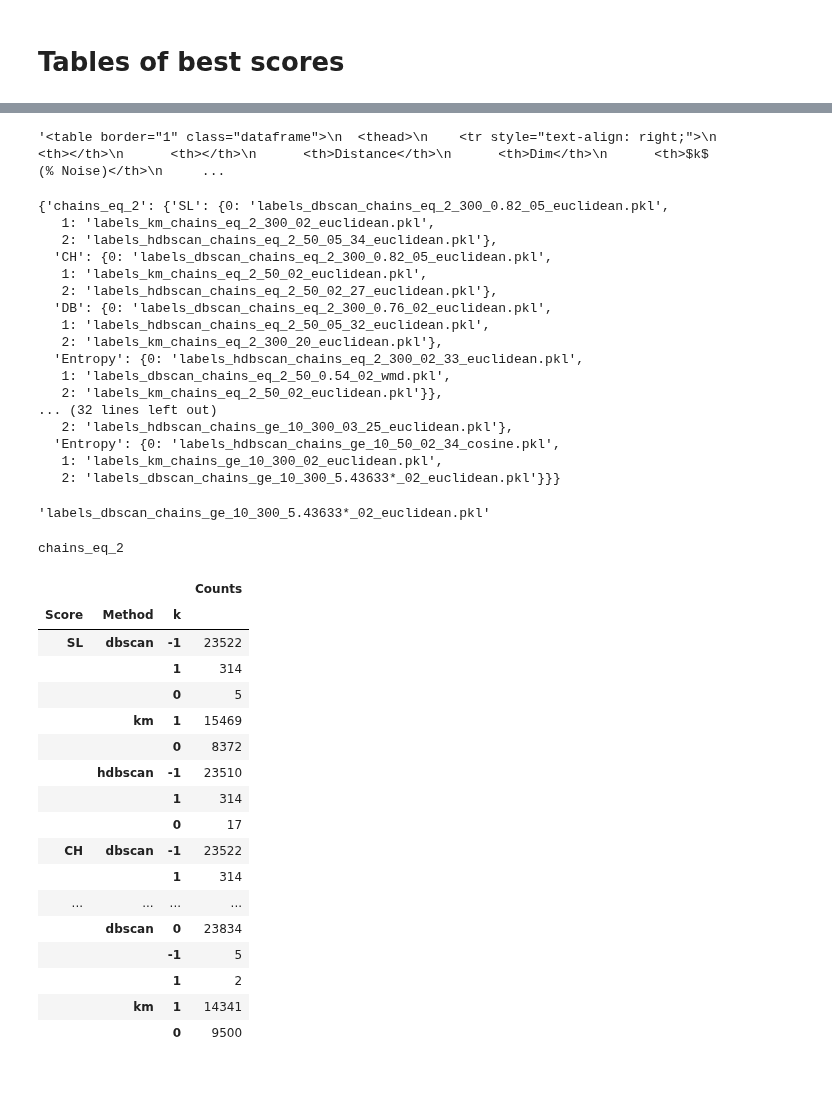
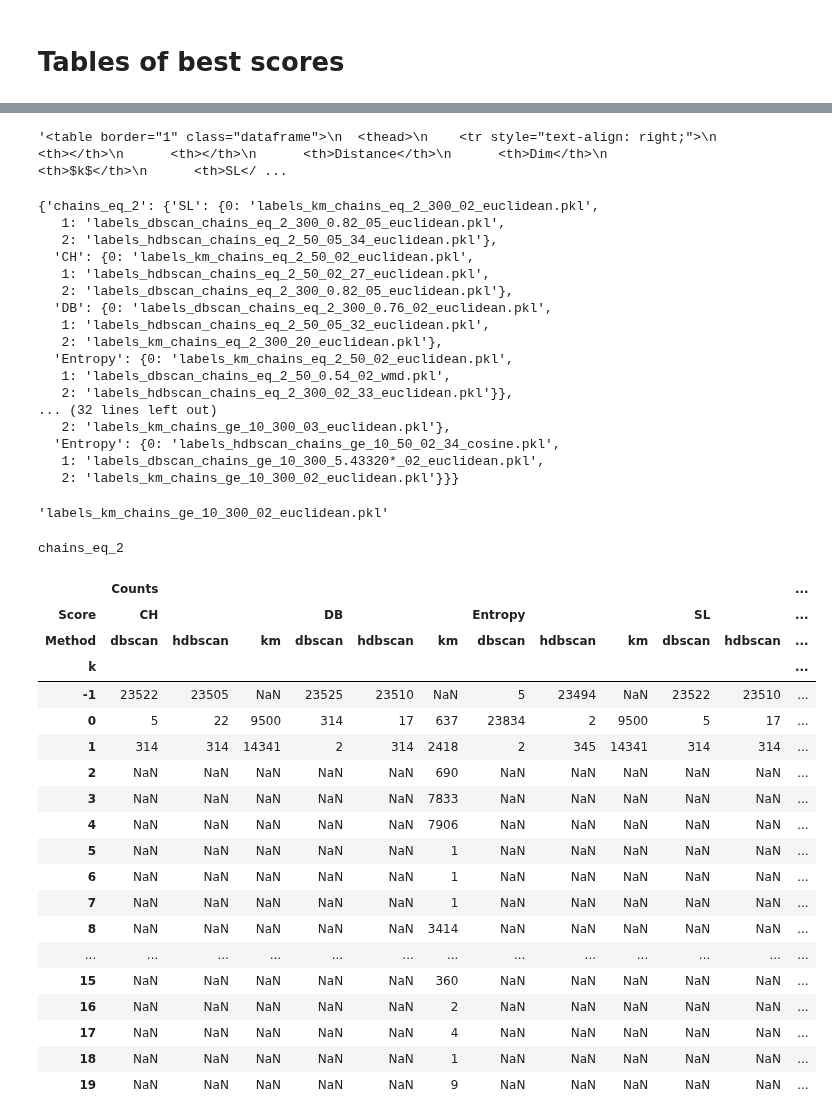
Before and after one commit to MiguelHeCa/tfm-nlp, a Jupyter notebook: notebooks/LabeledEmails-Copy1.ipynb, the cells around one changed output, grey strips where cells are left out. Saved outputs shown, nothing was run; the diff lists cells and outputs as text; code cells hidden in the pictures; blank space fills up the shorter version.

```diff
--- a/notebooks/LabeledEmails-Copy1.ipynb
+++ b/notebooks/LabeledEmails-Copy1.ipynb
@@ -59,6 +59,7 @@ df_dbscan['name'] = df_dbscan['dataset'].map(datasets_names)
 df_dbscan = df_dbscan.sort_values('order')
 df_dbscan['k_noise'] = df_dbscan.apply(lambda x: f"{x['n_clusters']} ({x['prop_noise']:.3f})", axis=1)
 df_dbscan['method'] = 'DBSCAN'
+df_dbscan = df_dbscan.loc[df_dbscan['epsilon'] != 0.2,:]
 
 df_hdbscan = pd.concat([pd.read_csv(path) for path in evals_dir.glob('*_hdbscan*.csv')], ignore_index=True)
 df_hdbscan['size'] = df_hdbscan['dataset'].map(sizes)
@@ -104,12 +105,13 @@ def labels_hd(df, dataset):
     return f'labels_hdbscan_{dataset}_{df["dimensions"]}_{int(df["min_clt_size"]):02d}_{int(df["min_samples"]):02d}_{df["distance"]}.pkl'
 # %%
 best_labs_all = {}
-ord_cols = ['method', 'distance', 'dimensions', 'k_noise', 'sl_score', 'ch_score', 'db_score',
-            'entropy', 'epsilon', 'min_pts', 'nn', 'min_clt_size', 'min_samples', 'n_clusters']
+ord_cols = ['method', 'distance', 'dimensions', 'n_clusters', 'k_noise', 'sl_score', 'ch_score',
+            'db_score', 'entropy', 'epsilon', 'min_pts', 'nn', 'min_clt_size', 'min_samples']
 ord_name = {
     'method':'Method',
     'distance':'Distance',
     'dimensions':'Dim',
+    'n_clusters': r'$k$',
     'k_noise': r'$k$ (% Noise)',
     'sl_score':'SL',
     'ch_score':'CH',
@@ -120,7 +122,6 @@ ord_name = {
     'nn': 'NN',
     'min_clt_size': 'Min Clt Size',
     'min_samples': 'Min Samples',
-    'n_clusters': 'N Clusters',
     'focus': 'Score'
 }
 dis_name = {'euclidean':'Euclidean', 'cosine': 'Cosine', 'wmd':'WMD', 'l2':'L2 Norm'}
@@ -408,28 +427,28 @@ chains_ge_10
 # %%
-tab_best.drop(columns=['N Clusters']).set_index(['Score', 'Method']).\
+tab.\
     to_html(na_rep='-', float_format="%.3f")
 # %% [output]
-'<table border="1" class="dataframe">\n  <thead>\n    <tr style="text-align: right;">\n      <th></th>\n      <th></th>\n      <th>Distance</th>\n      <th>Dim</th>\n      <th>$k$ (% Noise)</th>\n     ...
+'<table border="1" class="dataframe">\n  <thead>\n    <tr style="text-align: right;">\n      <th></th>\n      <th></th>\n      <th>Distance</th>\n      <th>Dim</th>\n      <th>$k$</th>\n      <th>SL</ ...
 # %%
 best_labs_all
 # %% [output]
-{'chains_eq_2': {'SL': {0: 'labels_dbscan_chains_eq_2_300_0.82_05_euclidean.pkl',
-   1: 'labels_km_chains_eq_2_300_02_euclidean.pkl',
+{'chains_eq_2': {'SL': {0: 'labels_km_chains_eq_2_300_02_euclidean.pkl',
+   1: 'labels_dbscan_chains_eq_2_300_0.82_05_euclidean.pkl',
    2: 'labels_hdbscan_chains_eq_2_50_05_34_euclidean.pkl'},
-  'CH': {0: 'labels_dbscan_chains_eq_2_300_0.82_05_euclidean.pkl',
-   1: 'labels_km_chains_eq_2_50_02_euclidean.pkl',
-   2: 'labels_hdbscan_chains_eq_2_50_02_27_euclidean.pkl'},
+  'CH': {0: 'labels_km_chains_eq_2_50_02_euclidean.pkl',
+   1: 'labels_hdbscan_chains_eq_2_50_02_27_euclidean.pkl',
+   2: 'labels_dbscan_chains_eq_2_300_0.82_05_euclidean.pkl'},
   'DB': {0: 'labels_dbscan_chains_eq_2_300_0.76_02_euclidean.pkl',
    1: 'labels_hdbscan_chains_eq_2_50_05_32_euclidean.pkl',
    2: 'labels_km_chains_eq_2_300_20_euclidean.pkl'},
-  'Entropy': {0: 'labels_hdbscan_chains_eq_2_300_02_33_euclidean.pkl',
+  'Entropy': {0: 'labels_km_chains_eq_2_50_02_euclidean.pkl',
    1: 'labels_dbscan_chains_eq_2_50_0.54_02_wmd.pkl',
-   2: 'labels_km_chains_eq_2_50_02_euclidean.pkl'}},
+   2: 'labels_hdbscan_chains_eq_2_300_02_33_euclidean.pkl'}},
 ... (32 lines left out)
-   2: 'labels_hdbscan_chains_ge_10_300_03_25_euclidean.pkl'},
+   2: 'labels_km_chains_ge_10_300_03_euclidean.pkl'},
   'Entropy': {0: 'labels_hdbscan_chains_ge_10_50_02_34_cosine.pkl',
-   1: 'labels_km_chains_ge_10_300_02_euclidean.pkl',
-   2: 'labels_dbscan_chains_ge_10_300_5.43633*_02_euclidean.pkl'}}}
+   1: 'labels_dbscan_chains_ge_10_300_5.43320*_02_euclidean.pkl',
+   2: 'labels_km_chains_ge_10_300_02_euclidean.pkl'}}}
 # %%
 clusters_all = {}
 for dat in datasets:
@@ -449,7 +468,7 @@ for dat in datasets:
 # %%
 lab
 # %% [output]
-'labels_dbscan_chains_ge_10_300_5.43633*_02_euclidean.pkl'
+'labels_km_chains_ge_10_300_02_euclidean.pkl'
 # %%
 parsed_emails = {dat:pd.read_pickle(Path(data_dir,f'parsed_emails_{dat}.pkl')) for dat in datasets}
 # %%
@@ -465,45 +484,52 @@ for dat in datasets:
             else:
                 results[i].update({j:tmp})
     results_all[dat] = results
+# %%
+def get_cluster_tables(df):
+    return df.rename(columns={'index':'k', 'label':'Counts'}).pivot_table(index='k', columns=['Score', 'Method'], fill_value=-1).astype(str).replace('-1', np.nan)
 # %%
 iterator_datasets = iter(datasets)
 # %%
 dat = next(iterator_datasets)
 print(dat)
 df_counts = pd.DataFrame()
 for i, a in results_all[dat].items():
     for j, b in a.items():
         # print(best_labs_all[dat][i][j].split('_'))
         # print(i, j)
         # print(b['label'].value_counts())
         # if j == 0:
         tmp3 = pd.DataFrame(b['label'].value_counts()).reset_index()
         tmp3['Score'] = i
         tmp3['Method'] = best_labs_all[dat][i][j].split('_')[1]
 
         df_counts = pd.concat([df_counts, tmp3], ignore_index=True)
         # else:
         #     pass
 
-df_counts.rename(columns={'index':'k', 'label':'Counts'}).set_index(['Score', 'Method', 'k'])
+# df_counts.rename(columns={'index':'k', 'label':'Counts'}).set_index(['Score', 'Method', 'k'])
+df_cls_tab = get_cluster_tables(df_counts)
+df_cls_tab
 # %% [output]
 chains_eq_2
-|  |  |  | Counts |
-| Score | Method | k |  |
-| SL | dbscan | -1 | 23522 |
-|  |  | 1 | 314 |
-|  |  | 0 | 5 |
-|  | km | 1 | 15469 |
-|  |  | 0 | 8372 |
-|  | hdbscan | -1 | 23510 |
-|  |  | 1 | 314 |
-|  |  | 0 | 17 |
-| CH | dbscan | -1 | 23522 |
-|  |  | 1 | 314 |
-| ... | ... | ... | ... |
-|  | dbscan | 0 | 23834 |
-|  |  | -1 | 5 |
-|  |  | 1 | 2 |
-|  | km | 1 | 14341 |
-|  |  | 0 | 9500 |
+|  | Counts |  |  |  |  |  |  |  |  |  |  | ... |
+| Score | CH |  |  | DB |  |  | Entropy |  |  | SL |  | ... |
+| Method | dbscan | hdbscan | km | dbscan | hdbscan | km | dbscan | hdbscan | km | dbscan | hdbscan | ... |
+| k |  |  |  |  |  |  |  |  |  |  |  | ... |
+| -1 | 23522 | 23505 | NaN | 23525 | 23510 | NaN | 5 | 23494 | NaN | 23522 | 23510 | ... |
+| 0 | 5 | 22 | 9500 | 314 | 17 | 637 | 23834 | 2 | 9500 | 5 | 17 | ... |
+| 1 | 314 | 314 | 14341 | 2 | 314 | 2418 | 2 | 345 | 14341 | 314 | 314 | ... |
+| 2 | NaN | NaN | NaN | NaN | NaN | 690 | NaN | NaN | NaN | NaN | NaN | ... |
+| 3 | NaN | NaN | NaN | NaN | NaN | 7833 | NaN | NaN | NaN | NaN | NaN | ... |
+| 4 | NaN | NaN | NaN | NaN | NaN | 7906 | NaN | NaN | NaN | NaN | NaN | ... |
+| 5 | NaN | NaN | NaN | NaN | NaN | 1 | NaN | NaN | NaN | NaN | NaN | ... |
+| 6 | NaN | NaN | NaN | NaN | NaN | 1 | NaN | NaN | NaN | NaN | NaN | ... |
+| 7 | NaN | NaN | NaN | NaN | NaN | 1 | NaN | NaN | NaN | NaN | NaN | ... |
+| 8 | NaN | NaN | NaN | NaN | NaN | 3414 | NaN | NaN | NaN | NaN | NaN | ... |
+| ... | ... | ... | ... | ... | ... | ... | ... | ... | ... | ... | ... | ... |
+| 15 | NaN | NaN | NaN | NaN | NaN | 360 | NaN | NaN | NaN | NaN | NaN | ... |
+| 16 | NaN | NaN | NaN | NaN | NaN | 2 | NaN | NaN | NaN | NaN | NaN | ... |
+| 17 | NaN | NaN | NaN | NaN | NaN | 4 | NaN | NaN | NaN | NaN | NaN | ... |
+| 18 | NaN | NaN | NaN | NaN | NaN | 1 | NaN | NaN | NaN | NaN | NaN | ... |
+| 19 | NaN | NaN | NaN | NaN | NaN | 9 | NaN | NaN | NaN | NaN | NaN | ... |
 # %%
```
Also changed, not shown: parts of 45 cells of this notebook, 2 other files.
